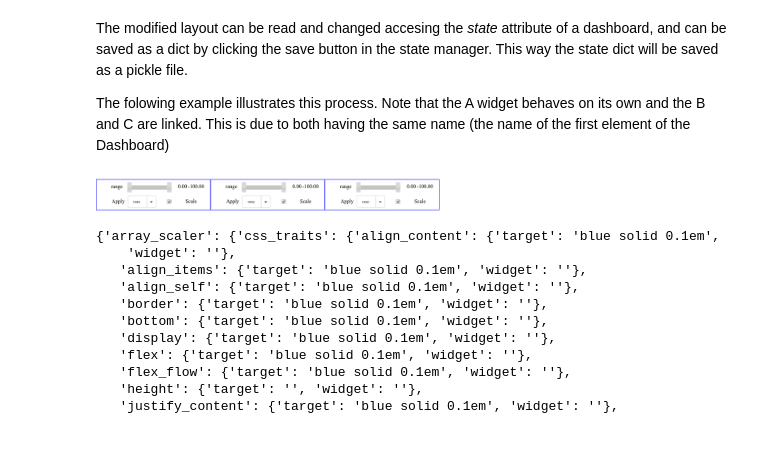
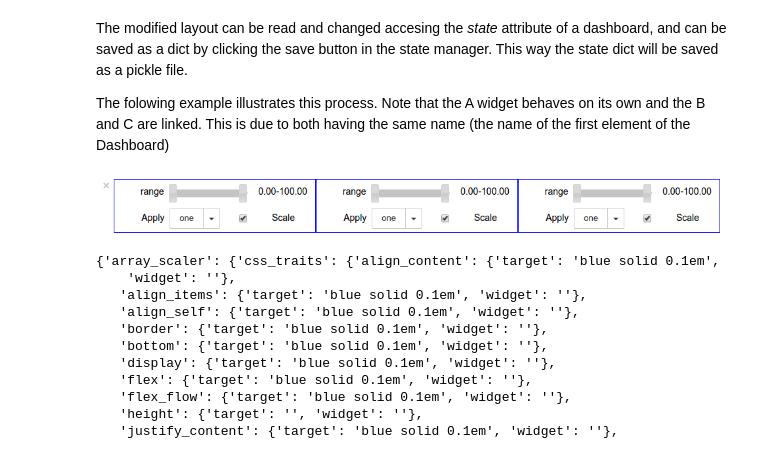
Before and after one commit to HCsoft-RD/shaolin, a Jupyter notebook: examples/Dashboards.ipynb, the cells around one changed output. Saved outputs shown, nothing was run; the diff lists cells and outputs as text; code cells hidden in the pictures.

```diff
--- a/examples/Dashboards.ipynb
+++ b/examples/Dashboards.ipynb
@@ -256,12 +261,13 @@ The folowing example illustrates this process. Note that the A widget behaves on
 # %%
 A= Dashboard(test_dash,state='array_scaler.pkl',name='A') #instantiating with the path of a saved layout.
 custom_layout = dict(A.state)
 B = Dashboard(test_dash,state=custom_layout) #instantiating with a dict
 C = Dashboard(test_dash)#Init with default layout.
 C.state = custom_layout #dinamically changing the layout
-Dashboard(['r$N=row',[A,B,C]]).widget #This is the new widgets.Hbox(children=[A.widget, B.widget, C.widget])
+#Dashboard(['r$N=row',[A,B,C]]).widget #This is the new widgets.Hbox(children=[A.widget, B.widget, C.widget])
+Image(filename='dashboards_data/img_5.png')
 # %% [output]
-[figure, old version]
+[figure, new version]
 # %%
 C.state
 # %% [output]
```
Also changed, not shown: parts of 7 cells of this notebook, 27 other files.
